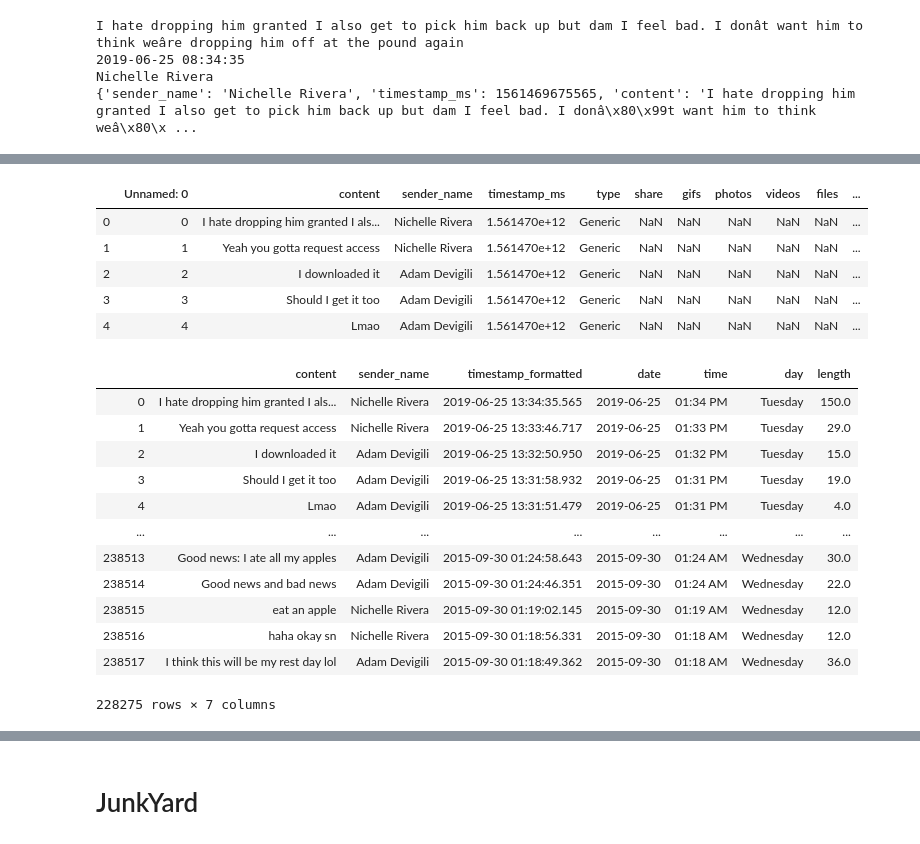
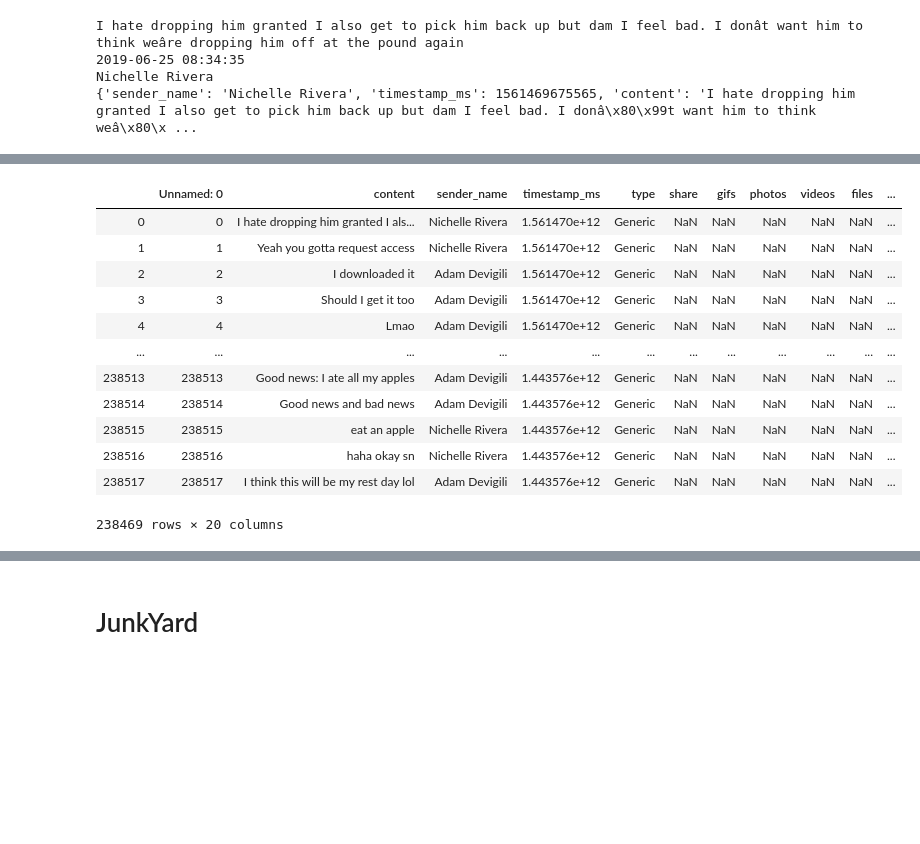
Before and after one commit to NichelleR/HeyDamo, a Jupyter notebook: jupyter notebooks/TestEnv.ipynb, the cells around one changed output, grey strips where cells are left out. Saved outputs shown, nothing was run; the diff lists cells and outputs as text; code cells hidden in the pictures; blank space fills up the shorter version.

```diff
--- a/jupyter notebooks/TestEnv.ipynb
+++ b/jupyter notebooks/TestEnv.ipynb
@@ -129,31 +100,24 @@ Columns (14) have mixed types. Specify dtype option on import or set low_memory=
 # %%
-a.head()
+a
 # %% [output]
 |  | Unnamed: 0 | content | sender_name | timestamp_ms | type | share | gifs | photos | videos | files | ... |
 | 0 | 0 | I hate dropping him granted I als... | Nichelle Rivera | 1.561470e+12 | Generic | NaN | NaN | NaN | NaN | NaN | ... |
 | 1 | 1 | Yeah you gotta request access | Nichelle Rivera | 1.561470e+12 | Generic | NaN | NaN | NaN | NaN | NaN | ... |
 | 2 | 2 | I downloaded it | Adam Devigili | 1.561470e+12 | Generic | NaN | NaN | NaN | NaN | NaN | ... |
 | 3 | 3 | Should I get it too | Adam Devigili | 1.561470e+12 | Generic | NaN | NaN | NaN | NaN | NaN | ... |
 | 4 | 4 | Lmao | Adam Devigili | 1.561470e+12 | Generic | NaN | NaN | NaN | NaN | NaN | ... |
+| ... | ... | ... | ... | ... | ... | ... | ... | ... | ... | ... | ... |
+| 238513 | 238513 | Good news: I ate all my apples | Adam Devigili | 1.443576e+12 | Generic | NaN | NaN | NaN | NaN | NaN | ... |
+| 238514 | 238514 | Good news and bad news | Adam Devigili | 1.443576e+12 | Generic | NaN | NaN | NaN | NaN | NaN | ... |
+| 238515 | 238515 | eat an apple | Nichelle Rivera | 1.443576e+12 | Generic | NaN | NaN | NaN | NaN | NaN | ... |
+| 238516 | 238516 | haha okay sn | Nichelle Rivera | 1.443576e+12 | Generic | NaN | NaN | NaN | NaN | NaN | ... |
+| 238517 | 238517 | I think this will be my rest day lol | Adam Devigili | 1.443576e+12 | Generic | NaN | NaN | NaN | NaN | NaN | ... |
+238469 rows × 20 columns
 # %%
 # a = a.drop(columns=['Unnamed: 0', 'timestamp_ms', 'type', 'share', 'gifs', 'photos', 'videos', 'files',	'sticker',	'audio_files',	'call_duration',	'missed',	'reactions',])
-# a = a.drop_duplicates()
+a = a.drop_duplicates(subset='timestamp_ms')
 # a = a.dropna()
 # a.to_csv('../Resources/content_df.csv')
-# %% [output]
-|  | content | sender_name | timestamp_formatted | date | time | day | length |
-| 0 | I hate dropping him granted I als... | Nichelle Rivera | 2019-06-25 13:34:35.565 | 2019-06-25 | 01:34 PM | Tuesday | 150.0 |
-| 1 | Yeah you gotta request access | Nichelle Rivera | 2019-06-25 13:33:46.717 | 2019-06-25 | 01:33 PM | Tuesday | 29.0 |
-| 2 | I downloaded it | Adam Devigili | 2019-06-25 13:32:50.950 | 2019-06-25 | 01:32 PM | Tuesday | 15.0 |
-| 3 | Should I get it too | Adam Devigili | 2019-06-25 13:31:58.932 | 2019-06-25 | 01:31 PM | Tuesday | 19.0 |
-| 4 | Lmao | Adam Devigili | 2019-06-25 13:31:51.479 | 2019-06-25 | 01:31 PM | Tuesday | 4.0 |
-| ... | ... | ... | ... | ... | ... | ... | ... |
-| 238513 | Good news: I ate all my apples | Adam Devigili | 2015-09-30 01:24:58.643 | 2015-09-30 | 01:24 AM | Wednesday | 30.0 |
-| 238514 | Good news and bad news | Adam Devigili | 2015-09-30 01:24:46.351 | 2015-09-30 | 01:24 AM | Wednesday | 22.0 |
-| 238515 | eat an apple | Nichelle Rivera | 2015-09-30 01:19:02.145 | 2015-09-30 | 01:19 AM | Wednesday | 12.0 |
-| 238516 | haha okay sn | Nichelle Rivera | 2015-09-30 01:18:56.331 | 2015-09-30 | 01:18 AM | Wednesday | 12.0 |
-| 238517 | I think this will be my rest day lol | Adam Devigili | 2015-09-30 01:18:49.362 | 2015-09-30 | 01:18 AM | Wednesday | 36.0 |
-228275 rows × 7 columns
 # %%
 message_df.index = pd.RangeIndex(238517,238517 + len(message_df))
 message_df
```
Also changed, not shown: parts of 32 cells of this notebook, 7 other files.
